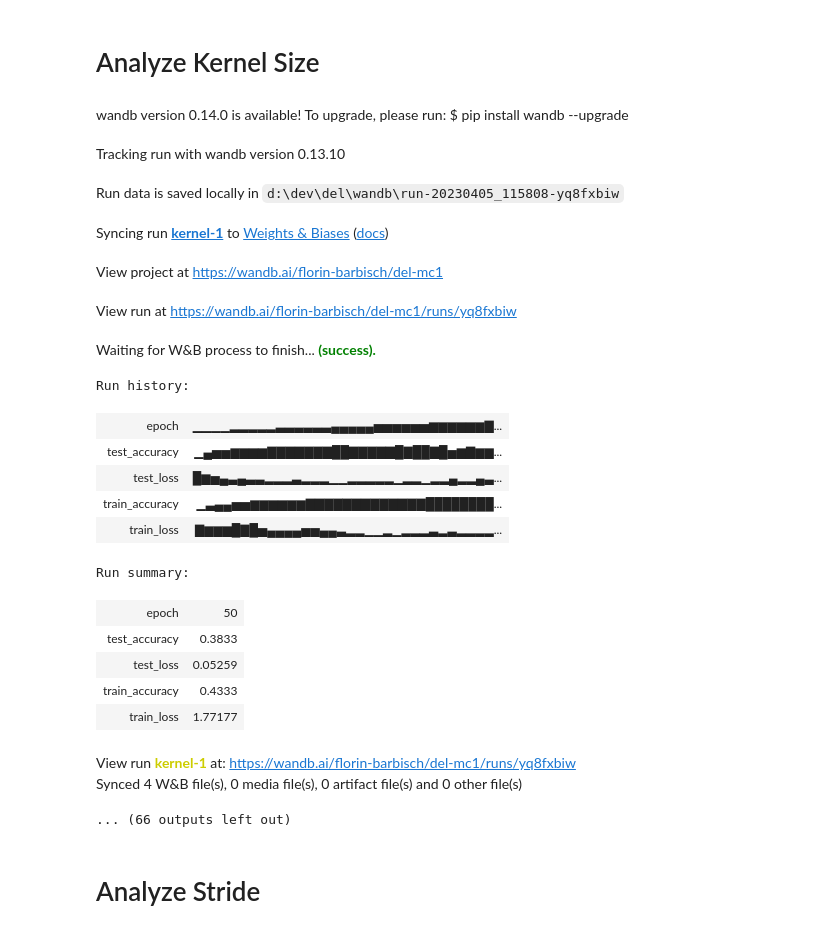
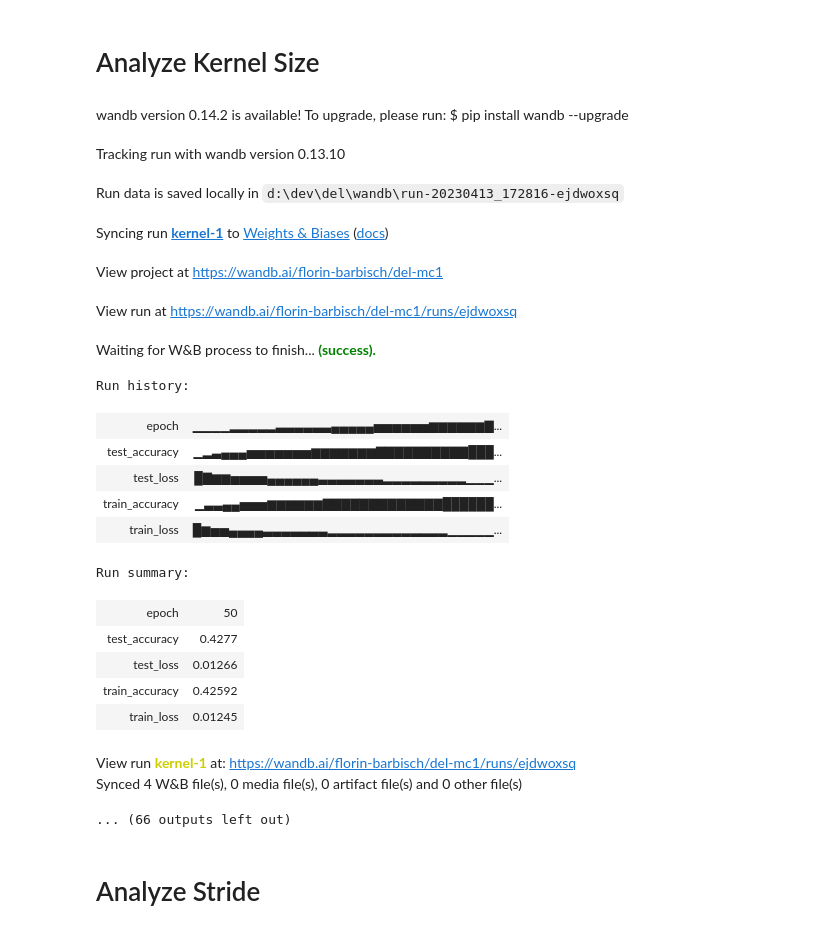
Before and after one commit to florinbarbisch/del, a Jupyter notebook: mc1.ipynb, the cells around one changed output. Cells and saved outputs as stored; diff of their text form; code cells hidden in the pictures.

```diff
--- a/mc1.ipynb
+++ b/mc1.ipynb
@@ -206,13 +206,14 @@ def data_loaders(batch_size=16):
     return train_loader, test_loader
 
 
-train_32, test_32 = data_loaders(batch_size=32)
+train_128, test_128 = data_loaders(batch_size=128)
 # %% [markdown]
 # train- and test function
 # %%
 def train(model, train_loader, device, optimizer, criterion, epoch, classes):
 
     accuracy = MulticlassAccuracy(num_classes=len(classes), device=device)
+    train_loss = 0
 
     model.train()
     for batch_idx, (data, target) in enumerate(train_loader):
@@ -221,12 +222,15 @@ def train(model, train_loader, device, optimizer, criterion, epoch, classes):
         optimizer.zero_grad()
         output = model(data)
         loss = criterion(output, target)
+        train_loss += loss.item()
         loss.backward()
         optimizer.step()
 
         accuracy.update(output, target)
 
-    return { "train_accuracy": accuracy.compute(), "train_loss": loss.item()}
+    train_loss /= len(train_loader.dataset)
+
+    return { "train_accuracy": accuracy.compute(), "train_loss": train_loss }
 # %%
 def test(model, test_loader, device, criterion, classes):
     model.eval()
@@ -255,7 +259,7 @@ def test(model, test_loader, device, criterion, classes):
 
     return { "test_accuracy": accuracy.compute(), "test_loss": test_loss}
 # %%
-def train_and_eval_model(run_name, model, train_loader=train_32, test_loader=test_32, optimizer=None, criterion=nn.CrossEntropyLoss(), batch_size=32, epochs=50, lr=0.1, weights_init="He", cuda=True, seed=42):
+def train_and_eval_model(run_name, model, train_loader=train_128, test_loader=test_128, optimizer=None, criterion=nn.CrossEntropyLoss(), batch_size=128, epochs=50, lr=0.1, weights_init="He", cuda=True, seed=42):
     config = {
                 "batch_size": batch_size,
                 "epochs": epochs,
@@ -481,31 +481,30 @@ def kernel_CNN(kernel_size=3):
 # %%
 train_and_eval_model("kernel-1", kernel_CNN(kernel_size=1))
 train_and_eval_model("kernel-2", kernel_CNN(kernel_size=2))
 train_and_eval_model("kernel-3", kernel_CNN(kernel_size=3))
 train_and_eval_model("kernel-5", kernel_CNN(kernel_size=5))
 train_and_eval_model("kernel-7", kernel_CNN(kernel_size=7))
-train_and_eval_model("kernel-9", kernel_CNN(kernel_size=9))
 # %% [output]
-wandb version 0.14.0 is available! To upgrade, please run: $ pip install wandb --upgrade
+wandb version 0.14.2 is available! To upgrade, please run: $ pip install wandb --upgrade
 Tracking run with wandb version 0.13.10
-Run data is saved locally in d:\dev\del\wandb\run-20230405_115808-yq8fxbiw
+Run data is saved locally in d:\dev\del\wandb\run-20230413_172816-ejdwoxsq
 Syncing run kernel-1 to Weights & Biases (docs)
 View project at https://wandb.ai/florin-barbisch/del-mc1
-View run at https://wandb.ai/florin-barbisch/del-mc1/runs/yq8fxbiw
+View run at https://wandb.ai/florin-barbisch/del-mc1/runs/ejdwoxsq
 Waiting for W&B process to finish... (success).
 Run history:
 | epoch | ▁▁▁▁▂▂▂▂▂▃▃▃▃▃▃▄▄▄▄▄▅▅▅▅▅▅▆▆▆▆▆▆▇... |
-| test_accuracy | ▁▄▅▅▆▆▆▆▇▇▇▇▇▇▇██▇▇▇▇▇█▇██▇█▅▆▇▆▆... |
-| test_loss | █▆▅▄▃▄▃▃▂▂▂▃▂▂▂▁▁▂▂▂▂▂▁▂▂▁▂▂▄▂▂▄▃... |
-| train_accuracy | ▁▃▄▄▅▅▆▆▆▆▆▆▇▇▇▇▇▇▇▇▇▇▇▇▇████████... |
-| train_loss | ▇▆▆▆█▇█▅▄▄▄▄▅▅▄▄▃▂▂▁▁▂▁▂▂▂▃▂▃▂▂▂▂... |
+| test_accuracy | ▁▂▃▄▄▄▅▅▅▅▅▅▅▆▆▆▆▆▆▆▇▇▇▇▇▇▇▇▇▇███... |
+| test_loss | █▇▆▆▅▅▅▅▄▄▄▄▄▄▃▃▃▃▃▃▃▂▂▂▂▂▂▂▂▂▁▁▁... |
+| train_accuracy | ▁▃▃▄▄▅▅▅▆▆▆▆▆▆▇▇▇▇▇▇▇▇▇▇▇▇▇██████... |
+| train_loss | █▆▅▅▄▄▄▄▃▃▃▃▃▃▃▂▂▂▂▂▂▂▂▂▂▂▂▂▁▁▁▁▁... |
 Run summary:
 | epoch | 50 |
-| test_accuracy | 0.3833 |
-| test_loss | 0.05259 |
-| train_accuracy | 0.4333 |
-| train_loss | 1.77177 |
+| test_accuracy | 0.4277 |
+| test_loss | 0.01266 |
+| train_accuracy | 0.42592 |
+| train_loss | 0.01245 |
-View run kernel-1 at: https://wandb.ai/florin-barbisch/del-mc1/runs/yq8fxbiw
+View run kernel-1 at: https://wandb.ai/florin-barbisch/del-mc1/runs/ejdwoxsq
 Synced 4 W&B file(s), 0 media file(s), 0 artifact file(s) and 0 other file(s)
 ... (66 outputs left out)
 # %% [markdown]
```
Also changed, not shown: parts of 6 cells of this notebook.
